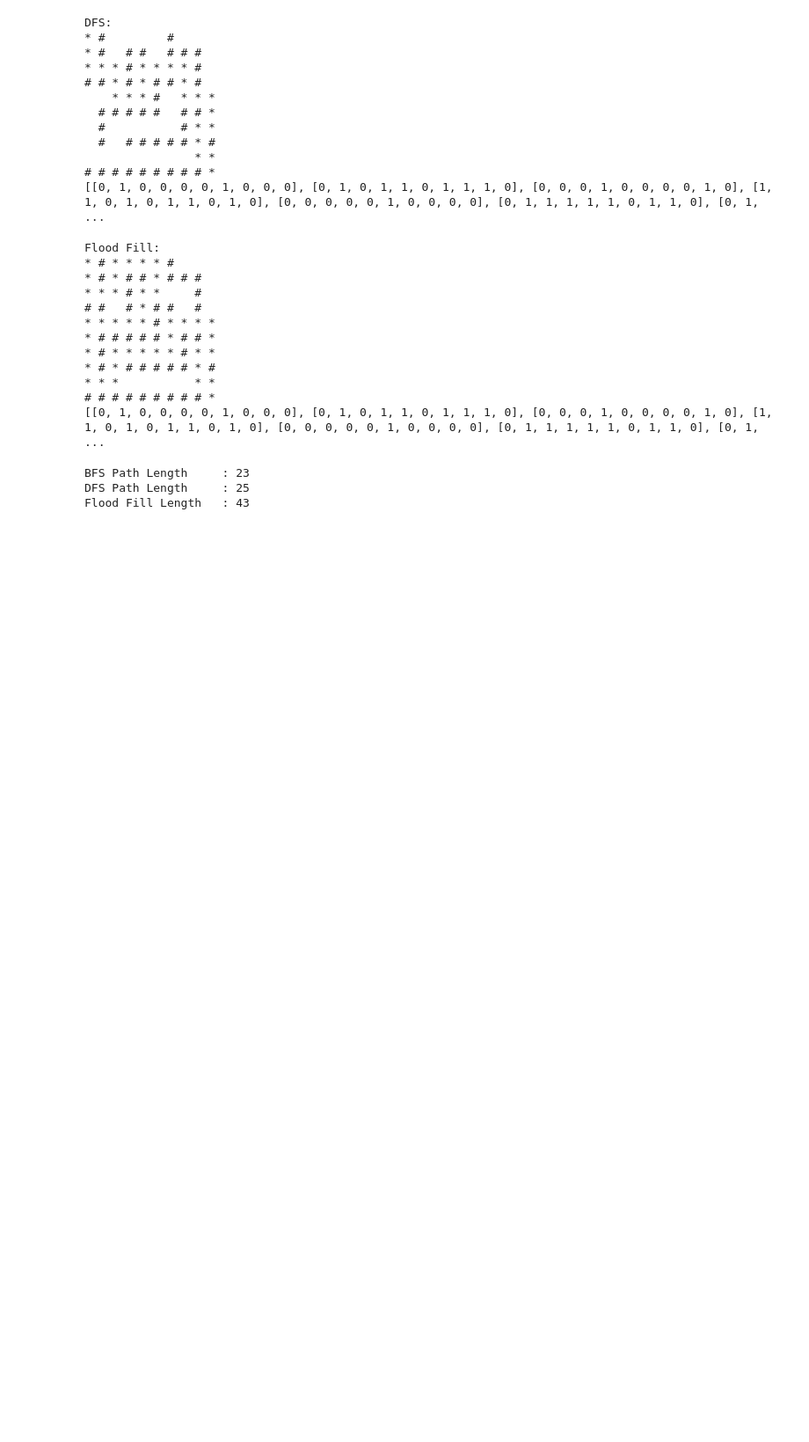
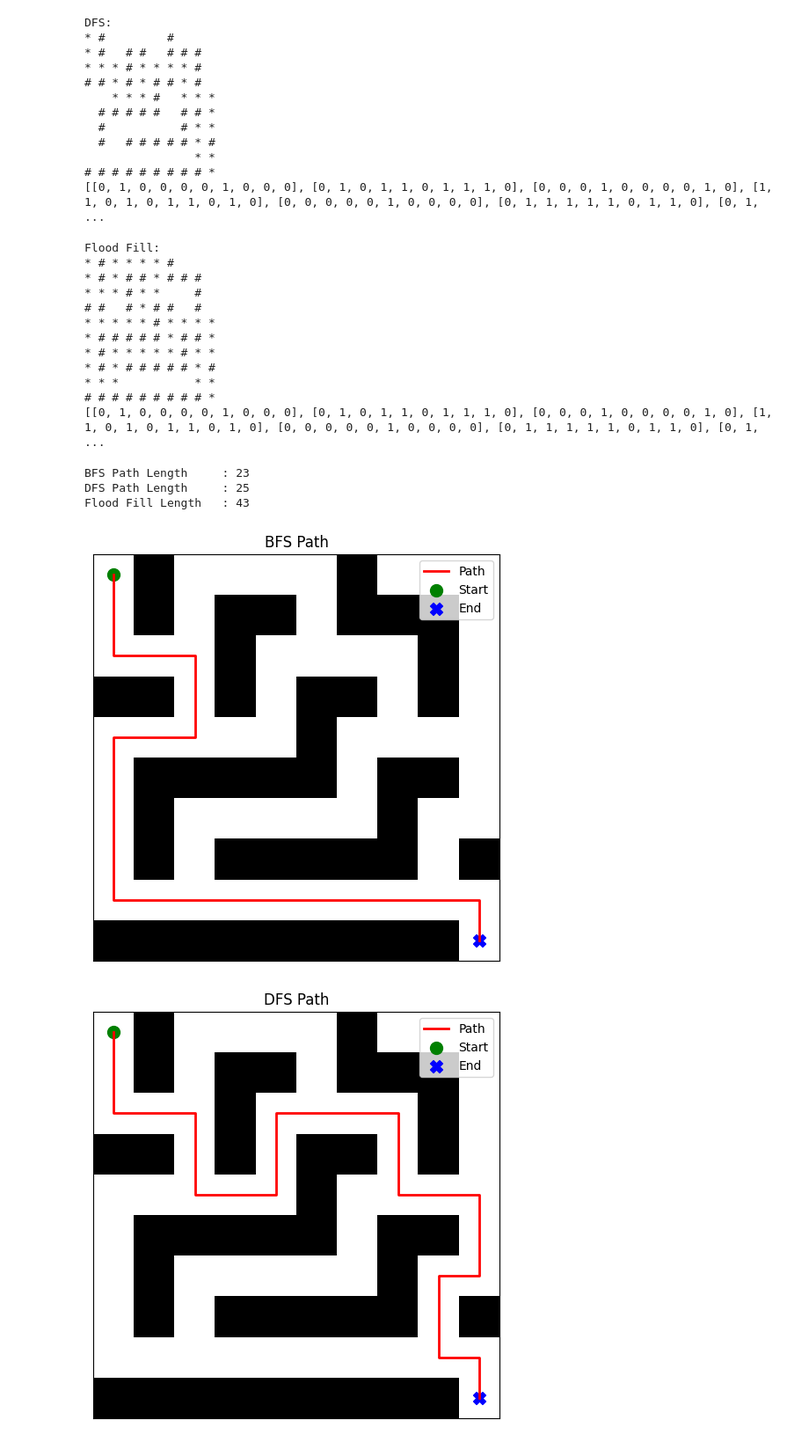
Before and after one commit to arpitg125/Maze-solver, a Jupyter notebook: maze_solver.ipynb, the cells around one changed output. Shown: that part at 88% size. Cells and saved outputs as stored; diff of their text form; code cells hidden in the pictures; blank space fills up the shorter version.

Commit message:
Kaggle Notebook | maze_solver | Version 3

```diff
--- a/maze_solver.ipynb
+++ b/maze_solver.ipynb
@@ -149,3 +149,34 @@ print(f"Flood Fill Length   : {len(flood_path)}")
 BFS Path Length     : 23
 DFS Path Length     : 25
 Flood Fill Length   : 43
+# %%
+import matplotlib.pyplot as plt
+import numpy as np
+
+def plot_maze(maze, path=None, start=None, end=None, title="Maze"):
+    maze_array = np.array(maze)
+    cmap = plt.cm.get_cmap('Greys')
+    plt.figure(figsize=(6, 6))
+    plt.imshow(maze_array, cmap=cmap, origin='upper')
+
+    if path:
+        px, py = zip(*path)
+        plt.plot(py, px, color='red', linewidth=2, label='Path')
+
+    if start:
+        plt.scatter(start[1], start[0], c='green', s=100, label='Start', marker='o')
+    if end:
+        plt.scatter(end[1], end[0], c='blue', s=100, label='End', marker='X')
+
+    plt.title(title)
+    plt.xticks([]), plt.yticks([])
+    plt.legend(loc='upper right')
+    plt.grid(False)
+    plt.show()
+# %%
+plot_maze(maze, bfs_path, start, end, title="BFS Path")
+plot_maze(maze, dfs_path, start, end, title="DFS Path")
+plot_maze(maze, flood_path, start, end, title="Flood Fill Path")
+# %% [output]
+[figure, added]
+[figure, added]
```
Also changed, not shown: parts of 1 cell of this notebook.
